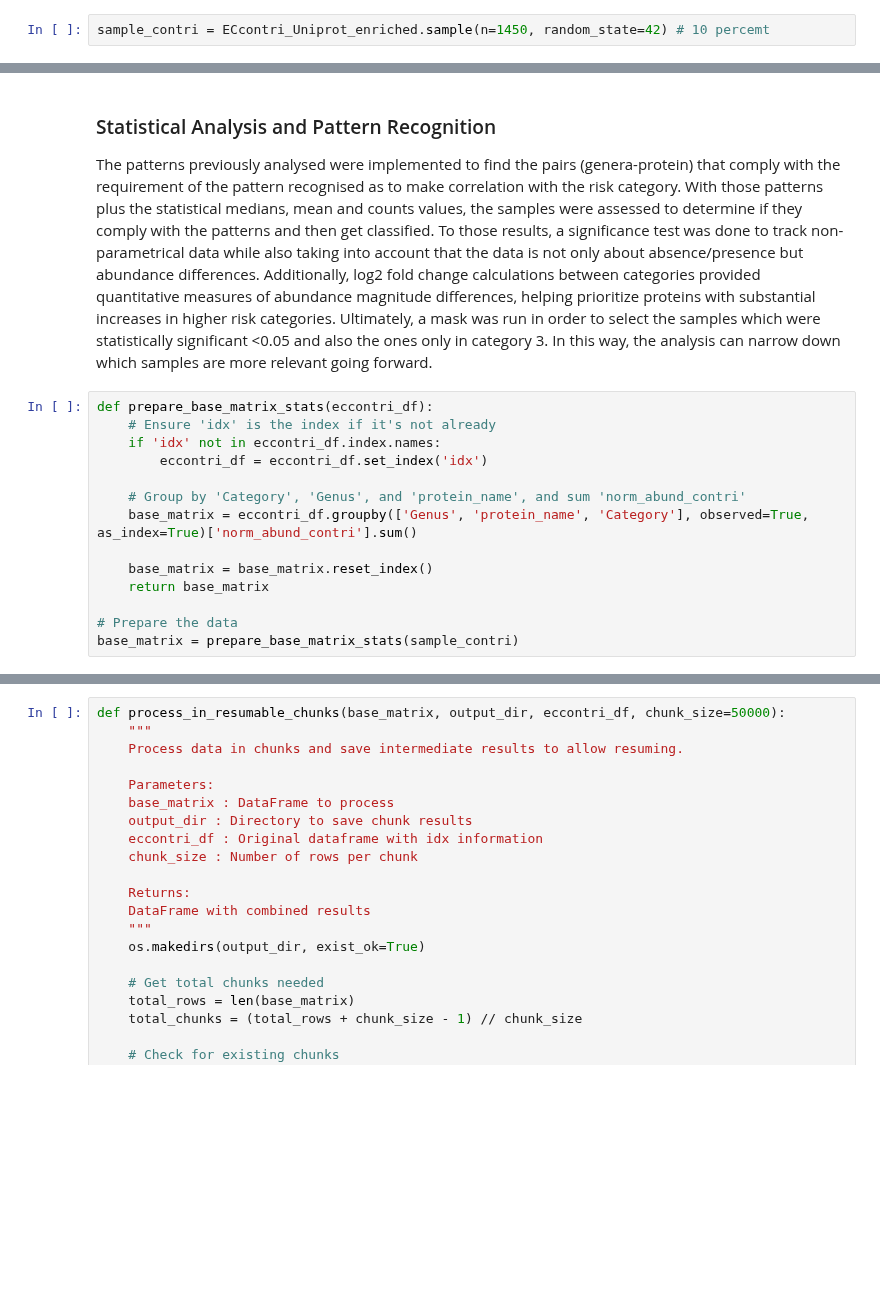
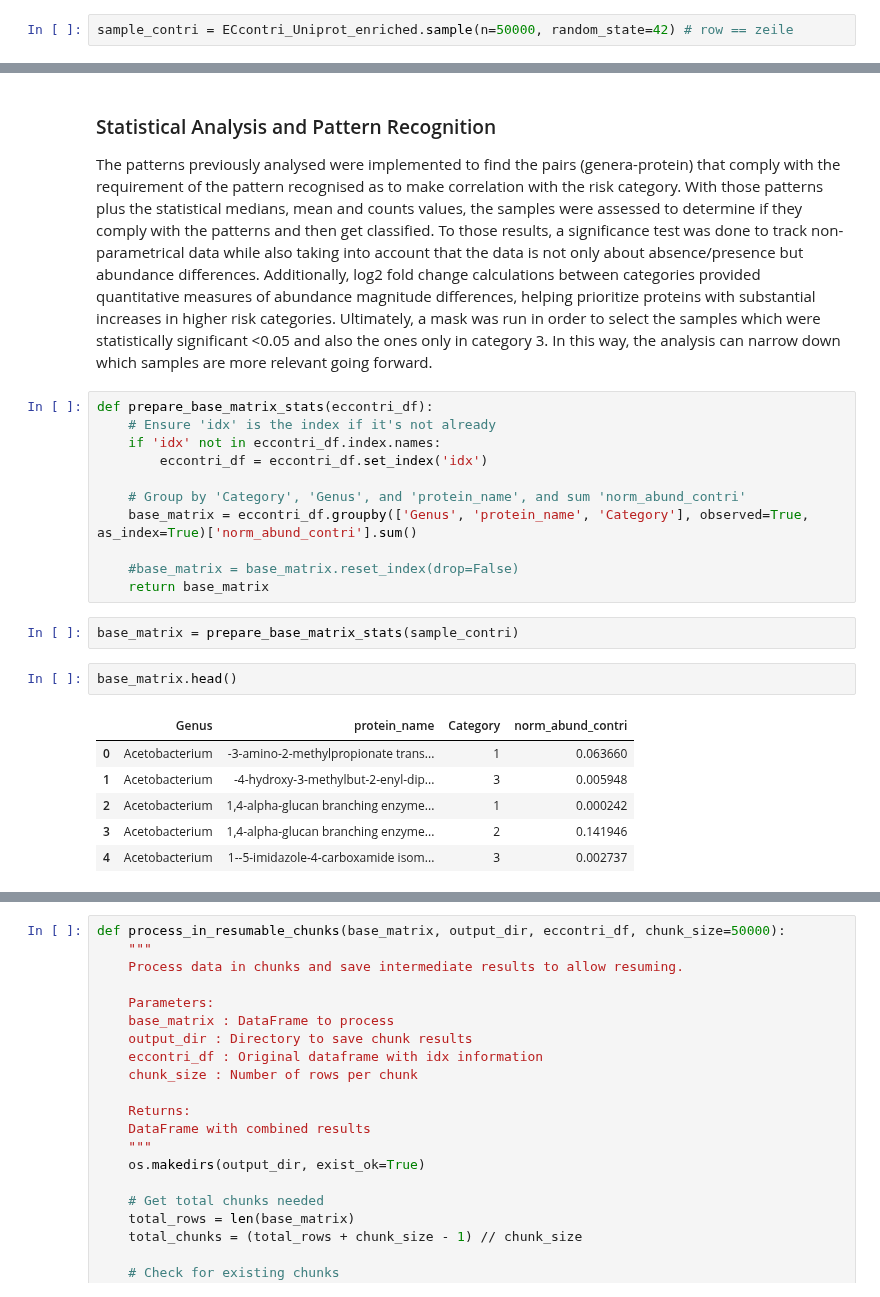
Before and after one commit to MagicAlex238/2_Micro, a Jupyter notebook: 6_picrust_functional.ipynb, the cells around one changed output, grey strips where cells are left out. Cells and saved outputs as stored; diff of their text form; blank space fills up the shorter version.

```diff
--- a/6_picrust_functional.ipynb
+++ b/6_picrust_functional.ipynb
@@ -4536,7 +4464,7 @@ After the initial preparation, the function orchestrates a series of analytical
 The abundance taken is the absolute contribution to abundance (abund_contri) this is because this metric is comparable across samples and reflex the biolofical influence without relativising it. Ultimately the goal is to identiy the most influencial bacteria.
 A separation of the significative inverse relationship is done and elsewhere analysed.
 # %%
-sample_contri = ECcontri_Uniprot_enriched.sample(n=1450, random_state=42) # 10 percemt
+sample_contri = ECcontri_Uniprot_enriched.sample(n=50000, random_state=42) # row == zeile
 # %%
 def analyze_corrosion_proteins(eccontri_df, alpha=0.05, balance_genera=False, per_genus_count=10, genus_to_threshold=None):
     """
@@ -4679,11 +4607,19 @@ def prepare_base_matrix_stats(eccontri_df):
     # Group by 'Category', 'Genus', and 'protein_name', and sum 'norm_abund_contri'
     base_matrix = eccontri_df.groupby(['Genus', 'protein_name', 'Category'], observed=True, as_index=True)['norm_abund_contri'].sum()
 
-    base_matrix = base_matrix.reset_index()
+    #base_matrix = base_matrix.reset_index(drop=False)
     return base_matrix
-
-# Prepare the data
-base_matrix = prepare_base_matrix_stats(sample_contri)
+# %%
+base_matrix = prepare_base_matrix_stats(sample_contri)
+# %%
+base_matrix.head()
+# %% [output]
+|  | Genus | protein_name | Category | norm_abund_contri |
+| 0 | Acetobacterium | -3-amino-2-methylpropionate trans... | 1 | 0.063660 |
+| 1 | Acetobacterium | -4-hydroxy-3-methylbut-2-enyl-dip... | 3 | 0.005948 |
+| 2 | Acetobacterium | 1,4-alpha-glucan branching enzyme... | 1 | 0.000242 |
+| 3 | Acetobacterium | 1,4-alpha-glucan branching enzyme... | 2 | 0.141946 |
+| 4 | Acetobacterium | 1--5-imidazole-4-carboxamide isom... | 3 | 0.002737 |
 # %%
 def perform_abundance_analysis(base_matrix, eccontri_df, alpha=0.05, n_jobs=-1):
     """
```
Also changed, not shown: parts of 40 cells of this notebook.
